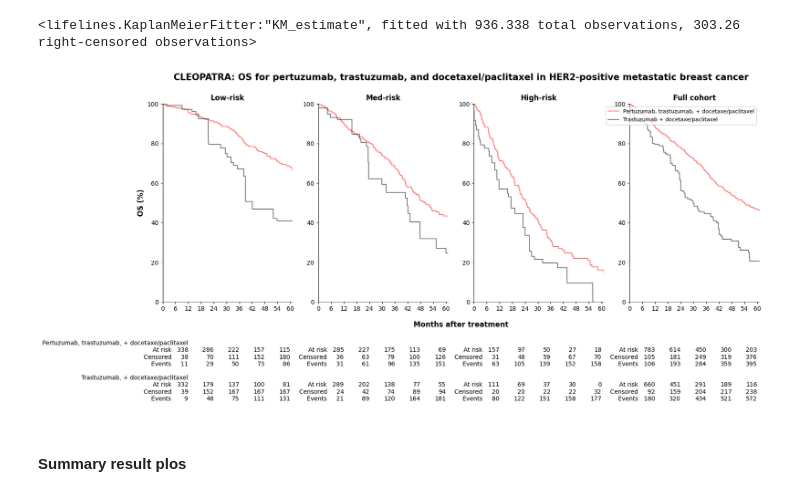
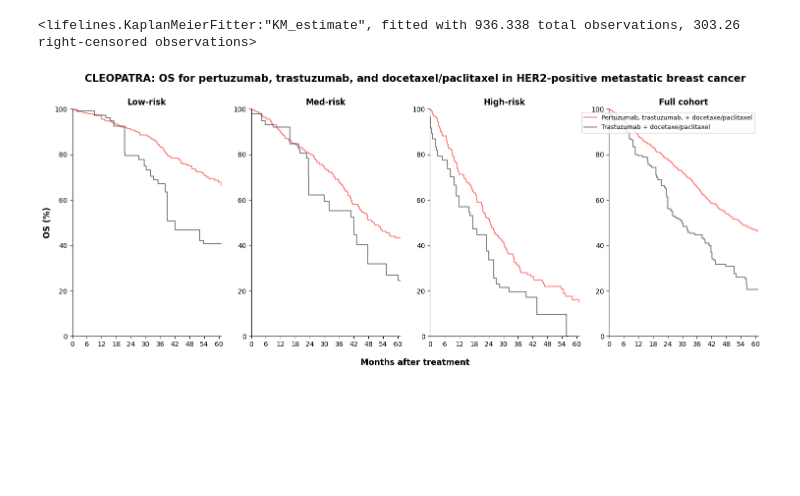
Before and after one commit to xavier-orcutt/TrialTranslator-notebooks, a Jupyter notebook: breast/strial_wt3r_33c.ipynb, the cells around one changed output. Saved outputs shown, nothing was run; the diff lists cells and outputs as text; code cells hidden in the pictures; blank space fills up the shorter version.

```diff
--- a/breast/strial_wt3r_33c.ipynb
+++ b/breast/strial_wt3r_33c.ipynb
@@ -3081,8 +2639,6 @@ plt.ylabel('OS (%)', size = 12, weight = 'bold')
 plt.gca().spines['top'].set_visible(False)
 plt.gca().spines['right'].set_visible(False)
 
-add_at_risk_counts(kmf_low_tpdp_cleopatra_iptw, kmf_low_tdp_cleopatra_iptw, ypos = -0.8, xticks = np.arange(12, 61, 12), labels = ['Pertuzumab, trastuzumab, + docetaxe/paclitaxel', 'Trastuzumab, + docetaxe/paclitaxel'])
-
 # Plot survival curves for med risk group.
 plt.subplot(1, 4, 2)
 
@@ -3099,8 +2655,6 @@ plt.title('Med-risk', weight = 'bold')
 plt.gca().spines['top'].set_visible(False)
 plt.gca().spines['right'].set_visible(False)
 
-add_at_risk_counts(kmf_med_tpdp_cleopatra_iptw, kmf_med_tdp_cleopatra_iptw, ypos = -0.8, xticks = np.arange(12, 61, 12), labels = [' ', ' '])
-
 # Plot survival curves by treatment for high risk group.
 plt.subplot(1, 4, 3)
 
@@ -3115,37 +2669,31 @@ plt.ylim(0, 100)
 plt.title('High-risk', weight = 'bold')
 
 plt.gca().spines['top'].set_visible(False)
 plt.gca().spines['right'].set_visible(False)
-
-add_at_risk_counts(kmf_high_tpdp_cleopatra_iptw, kmf_high_tdp_cleopatra_iptw, ypos = -0.8, xticks = np.arange(12, 61, 12), labels = [' ', ' '])
 
 # Plot survival curves by treatment for all risk group.
 plt.subplot(1, 4, 4)
 
 plt.step(kmf_all_tpdp_cleopatra_iptw.timeline, kmf_all_tpdp_cleopatra_iptw.survival_function_.values*100, color = 'red', alpha = 0.5, label = 'Pertuzumab, trastuzumab, + docetaxe/paclitaxel')
 
 plt.step(kmf_all_tdp_cleopatra_iptw.timeline, kmf_all_tdp_cleopatra_iptw.survival_function_.values*100, color = 'black', alpha = 0.5, label = 'Trastuzumab + docetaxe/paclitaxel')
 
 plt.xticks(np.arange(0, 61, 6))
 plt.xlim(0, 61)
 plt.ylim(0, 100)
 
 plt.title('Full cohort', weight = 'bold')
 
 plt.gca().spines['top'].set_visible(False)
 plt.gca().spines['right'].set_visible(False)
 
 plt.legend(loc = 'upper right', prop = {'size': 9})
 
-add_at_risk_counts(kmf_all_tpdp_cleopatra_iptw, kmf_all_tdp_cleopatra_iptw, ypos = -0.8, xticks = np.arange(12, 61, 12), labels = [' ', ' '])
-
 fig.add_subplot(1, 1, 1, frameon = False)
 plt.tick_params(labelcolor = 'none', which = 'both', top = False, bottom = False, left = False, right = False)
 plt.xlabel('Months after treatment', labelpad = 15, size = 12, weight = 'bold')
 plt.title('CLEOPATRA: OS for pertuzumab, trastuzumab, and docetaxel/paclitaxel in HER2-positive metastatic breast cancer', pad = 40, size = 15, weight = 'bold')
 
 plt.show()
 # %% [output]
-[figure, old version]
+[figure, new version]
-# %% [markdown]
-#### Summary result plos
```
Also changed, not shown: parts of 37 cells of this notebook, 2 other files.
